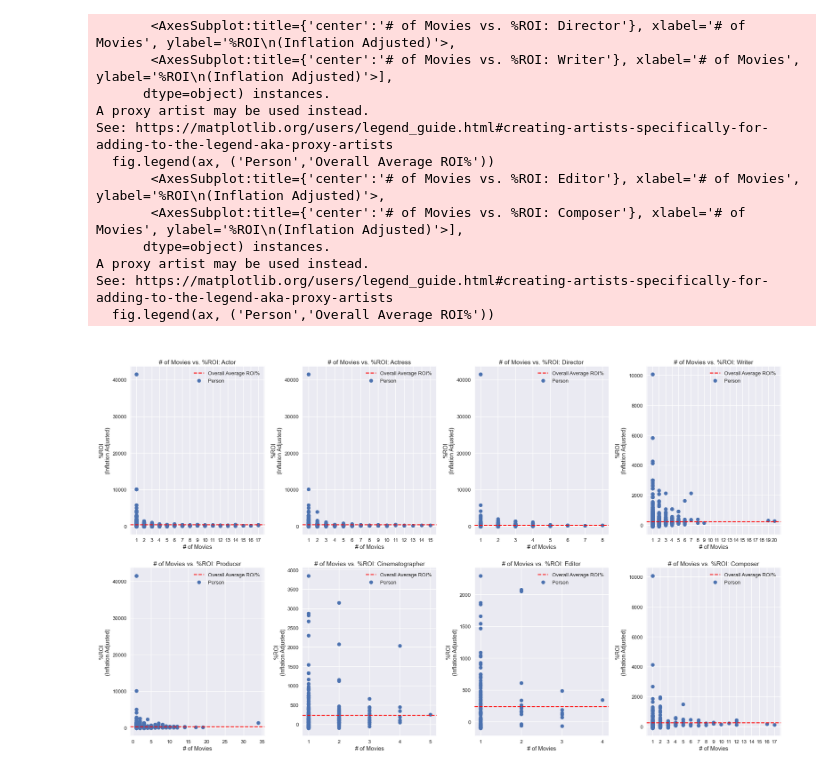
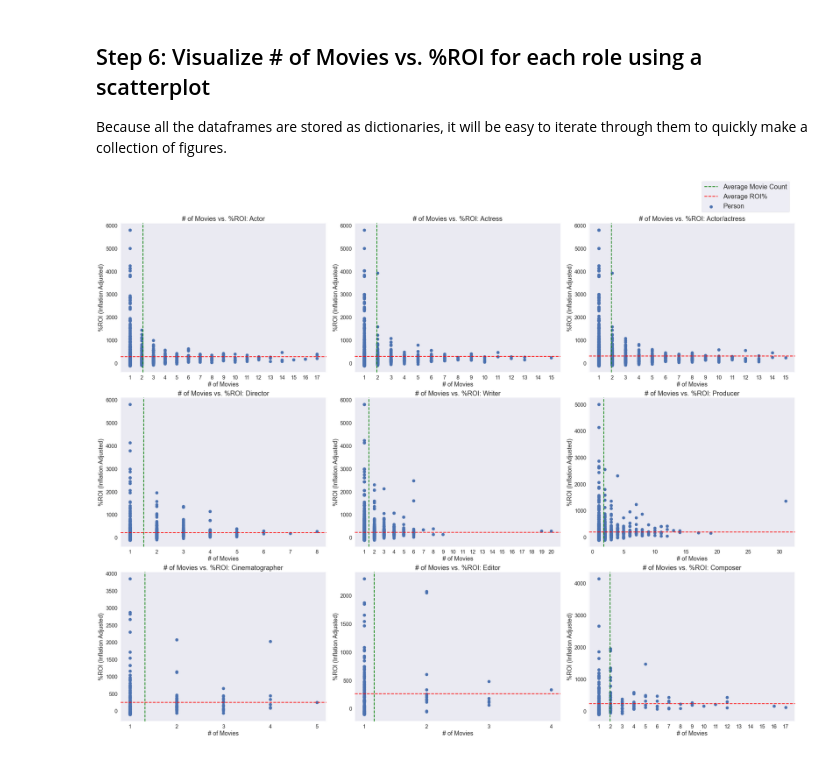
Before and after one commit to Nindorph/MovieAnalysis, a Jupyter notebook: Nick_movieppl_analysis.ipynb, the cells around one changed output. Drawn from its saved outputs; the diff is of its cells as text; code cells hidden in the pictures.

```diff
--- a/Nick_movieppl_analysis.ipynb
+++ b/Nick_movieppl_analysis.ipynb
@@ -23,2 +28,2 @@ namekey = pd.read_csv('cleanIMDB/imdb_namekey.csv', index_col=0)
 # %%
-comp = pd.read_csv('imdb_combined_prof.csv', )
+comp = pd.read_csv('imdb_combined_prof.csv') # import movie composite dataset - info and ROI % info
@@ -113,3 +62,6 @@ memory usage: 422.3+ KB
+# %%
+# add actor and actress columns to make gender neutral column
+comp['actor/actress'] = comp['actor'] + comp['actress']
 # %%
 comp.columns
 # %% [output]
@@ -127,3 +81,4 @@ Index(['tconst', 'primary_title', 'original_title', 'start_year',
 Of all the available roles, let's select all but the production designer, archive footage, archive sound, and self
 # %%
-pplorder = ['actor','actress','director','writer','producer','cinematographer','editor','composer']
+# list of roles we want to analyze
+pplorder = ['actor','actress','actor/actress','director','writer','producer','cinematographer','editor','composer']
@@ -209,42 +186,52 @@ ppl_comp3_avgs = {}
 for ppl in ppl_comp3.keys():
     ppl_comp3_avgs[f'{ppl}_movie_count'] = ppl_comp3[ppl]['movie_count'].mean()
     ppl_comp3_avgs[f'{ppl}_%ROI_avg'] = ppl_comp3[ppl]['ROI_careertot%'].mean()
+# %% [markdown]
+## Step 6: Visualize # of Movies vs. %ROI for each role using a scatterplot
+
+Because all the dataframes are stored as dictionaries, it will be easy to iterate through them to quickly make a collection of figures.
 # %%
-fig, ax = plt.subplots(2, 4, figsize=[25,15])
-plt.tight_layout(pad=6)
+fig, ax = plt.subplots(3, 3, figsize=[30,22.5])
+plt.tight_layout(pad=5)
 
+# get index `i` for plotting purposes, `ppl` for dataframe data purposes
+for i,ppl in enumerate(pplorder):
 
-for i,ppl in enumerate(pplorder):
-    r = i//4
-    c = i%4
+    # to orient the figure in the correct subplot
+    r = i//3
+    c = i%3
+
+    # plot the data in `ppl` dataframes from `ppl_comp`
+    # `movie_count` on x, `ROI_careertot%` on y
     ax[r,c].scatter(x=ppl_comp[ppl]['movie_count'],y=ppl_comp[ppl]['ROI_careertot%'], label='Person')
-    ax[r,c].axhline(ppl_comp_avgs[f'{ppl}_%ROI_avg'], ls='--', color='red', label='Overall Average ROI%')
-    ax[r,c].legend(loc='upper right')
-    ax[r,c].set_xlabel('# of Movies')
-    ax[r,c].set_ylabel('%ROI\n(Inflation Adjusted)')
-    ax[r,c].set_title(f'# of Movies vs. %ROI: {ppl.capitalize()}')
+
+    # plot averages in `ppl_comp_avgs`
+    # `f'{ppl}_movie_count'` vertical line
+    # `f'{ppl}_%ROI_avg'` horizontal line
+    ax[r,c].axvline(ppl_comp_avgs[f'{ppl}_movie_count'], ls='--', color='green', label='Average Movie Count')
+    ax[r,c].axhline(ppl_comp_avgs[f'{ppl}_%ROI_avg'], ls='--', color='red', label='Average ROI%')
+
+    # remove grid to reduce busy-ness
+    ax[r,c].grid(False)
+
+    # labels and title
+    ax[r,c].set_xlabel('# of Movies', fontsize=18)
+    ax[r,c].set_ylabel('%ROI (Inflation Adjusted)', fontsize=18)
+    ax[r,c].set_title(f'# of Movies vs. %ROI: {ppl.capitalize()}', fontsize=20)
+    ax[r,c].tick_params(axis='both', which='major', labelsize=16)
+
+    # set ticks in increments of 1, except 'producer', which is 5 due to high movie counts
     if ppl == 'producer':
         ax[r,c].xaxis.set_major_locator(plt.MultipleLocator(5))
     else:
         ax[r,c].xaxis.set_major_locator(plt.MultipleLocator(1))
 
-lines, labels = fig.axes
+# label the whole figure outside the subplots to reduce busy-ness
+lines, labels = fig.axes[0].get_legend_handles_labels()
+fig.legend(lines, labels, bbox_to_anchor=(0.97,0.98), loc='lower right', fontsize=20, frameon=True)
 
-fig.legend(, )
-
+# save the figure
 plt.savefig('peoplefigs/movie_roi_scatter_allmov.png')
 # %% [output]
-       <AxesSubplot:title={'center':'# of Movies vs. %ROI: Director'}, xlabel='# of Movies', ylabel='%ROI\n(Inflation Adjusted)'>,
-       <AxesSubplot:title={'center':'# of Movies vs. %ROI: Writer'}, xlabel='# of Movies', ylabel='%ROI\n(Inflation Adjusted)'>],
-      dtype=object) instances.
-A proxy artist may be used instead.
-See: https://matplotlib.org/users/legend_guide.html#creating-artists-specifically-for-adding-to-the-legend-aka-proxy-artists
-  fig.legend(ax, ('Person','Overall Average ROI%'))
-       <AxesSubplot:title={'center':'# of Movies vs. %ROI: Editor'}, xlabel='# of Movies', ylabel='%ROI\n(Inflation Adjusted)'>,
-       <AxesSubplot:title={'center':'# of Movies vs. %ROI: Composer'}, xlabel='# of Movies', ylabel='%ROI\n(Inflation Adjusted)'>],
-      dtype=object) instances.
-A proxy artist may be used instead.
-See: https://matplotlib.org/users/legend_guide.html#creating-artists-specifically-for-adding-to-the-legend-aka-proxy-artists
-  fig.legend(ax, ('Person','Overall Average ROI%'))
-[figure, old version]
+[figure, new version]
 # %%
```
Also changed, not shown: parts of 34 cells of this notebook, 7 other files.
